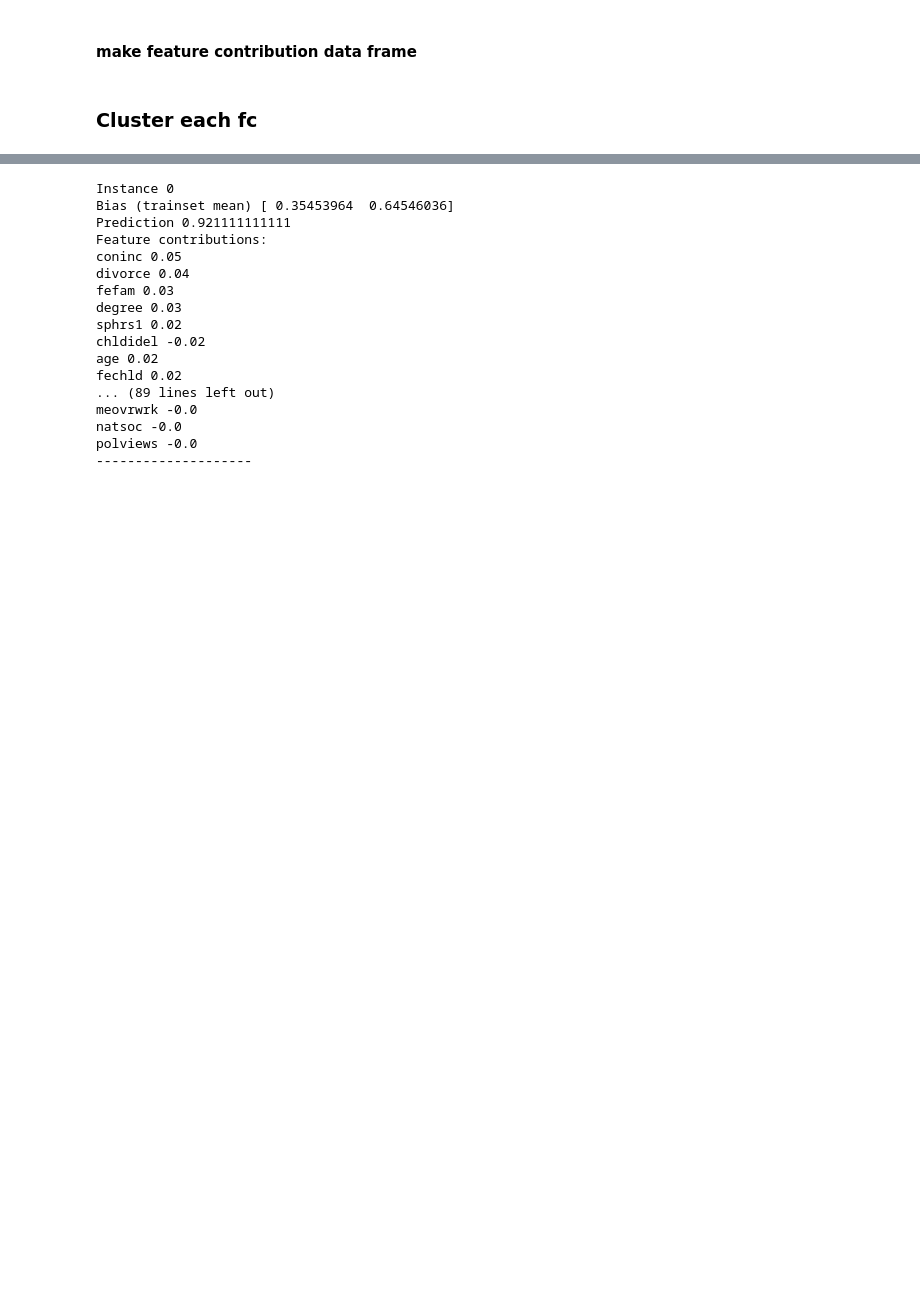
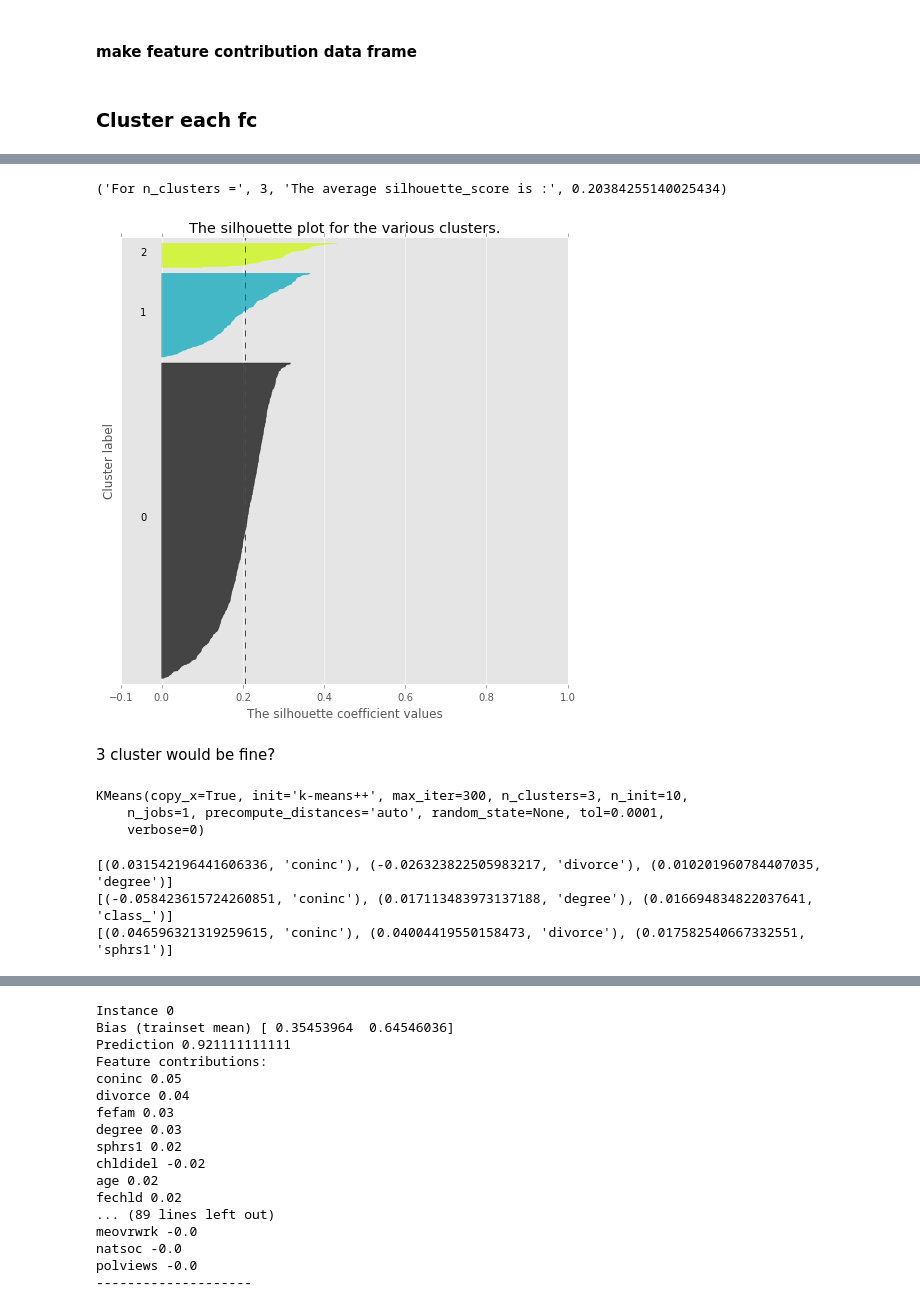
Before and after one commit to banjopickin/women_workforce, a Jupyter notebook: grid_fc.ipynb, the cells around one changed output, grey strips where cells are left out. Drawn from its saved outputs; the diff is of its cells as text; code cells hidden in the pictures; blank space fills up the shorter version.

```diff
--- a/grid_fc.ipynb
+++ b/grid_fc.ipynb
@@ -169,0 +182,7 @@ fc_unemp = fc_df[fc_df.employed == False].iloc[:,:-3]   # true-prediction-umploy
+# %%
+cluster_plot(fc_emp.values,3)
+# %% [output]
+('For n_clusters =', 3, 'The average silhouette_score is :', 0.20384255140025434)
+[figure, added]
+# %% [markdown]
+3 cluster would be fine?
@@ -169,0 +191,6 @@ fc_unemp = fc_df[fc_df.employed == False].iloc[:,:-3]   # true-prediction-umploy
+# %%
+km.fit(fc_emp.values)
+# %% [output]
+KMeans(copy_x=True, init='k-means++', max_iter=300, n_clusters=3, n_init=10,
+    n_jobs=1, precompute_distances='auto', random_state=None, tol=0.0001,
+    verbose=0)
@@ -169,0 +199,7 @@ fc_unemp = fc_df[fc_df.employed == False].iloc[:,:-3]   # true-prediction-umploy
+# %%
+for row in emp_cnt.values:
+    print sorted(zip(row,slct),key=lambda x: abs(x[0]), reverse=True)[:3]
+# %% [output]
+[(0.031542196441606336, 'coninc'), (-0.026323822505983217, 'divorce'), (0.010201960784407035, 'degree')]
+[(-0.058423615724260851, 'coninc'), (0.017113483973137188, 'degree'), (0.016694834822037641, 'class_')]
+[(0.046596321319259615, 'coninc'), (0.04004419550158473, 'divorce'), (0.017582540667332551, 'sphrs1')]
```
Also changed, not shown: parts of 9 cells of this notebook, 1 other file.
